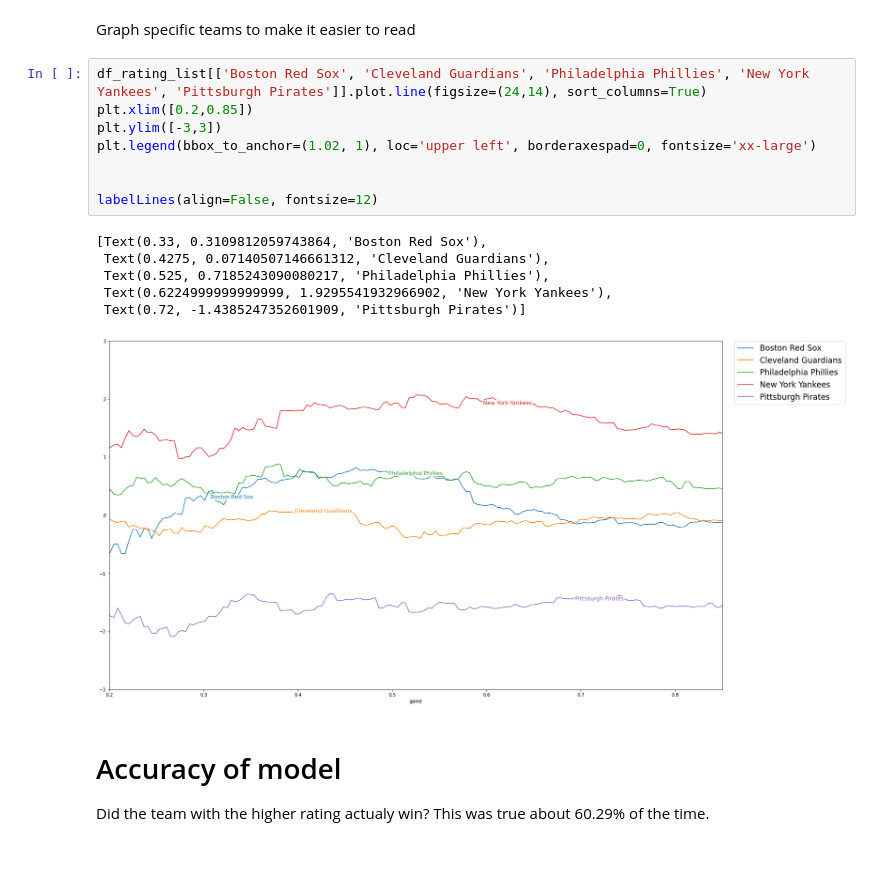
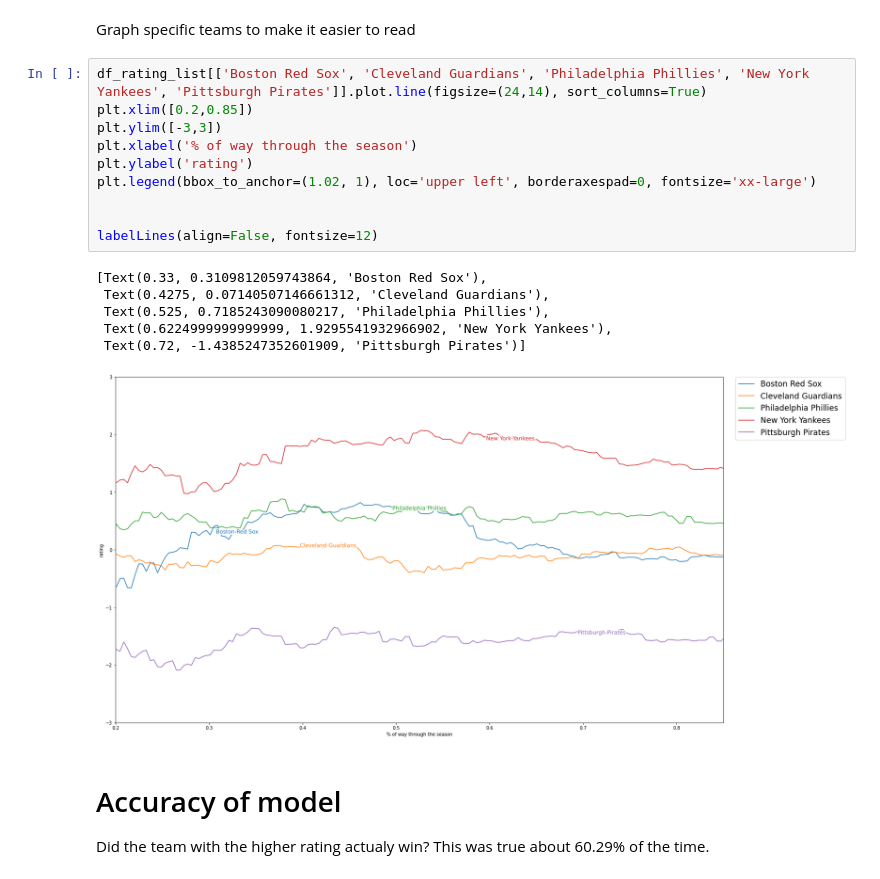
Before and after one commit to Luke-Chesley/API-Sports-Ridge_regression, a Jupyter notebook: MLB_ridge_regression.ipynb, the cells around one changed output. Cells and saved outputs as stored; diff of their text form.

```diff
--- a/MLB_ridge_regression.ipynb
+++ b/MLB_ridge_regression.ipynb
@@ -308,18 +308,20 @@ Graph specific teams to make it easier to read
 # %%
 df_rating_list[['Boston Red Sox', 'Cleveland Guardians', 'Philadelphia Phillies', 'New York Yankees', 'Pittsburgh Pirates']].plot.line(figsize=(24,14), sort_columns=True)
 plt.xlim([0.2,0.85])
 plt.ylim([-3,3])
+plt.xlabel('% of way through the season')
+plt.ylabel('rating')
 plt.legend(bbox_to_anchor=(1.02, 1), loc='upper left', borderaxespad=0, fontsize='xx-large')
 
 
 labelLines(align=False, fontsize=12)
 # %% [output]
 [Text(0.33, 0.3109812059743864, 'Boston Red Sox'),
  Text(0.4275, 0.07140507146661312, 'Cleveland Guardians'),
  Text(0.525, 0.7185243090080217, 'Philadelphia Phillies'),
  Text(0.6224999999999999, 1.9295541932966902, 'New York Yankees'),
  Text(0.72, -1.4385247352601909, 'Pittsburgh Pirates')]
-[figure, old version]
+[figure, new version]
 # %% [markdown]
 # Accuracy of model
 Did the team with the higher rating actualy win? This was true about 60.29% of the time.
```
Also changed, not shown: parts of 1 cell of this notebook.
